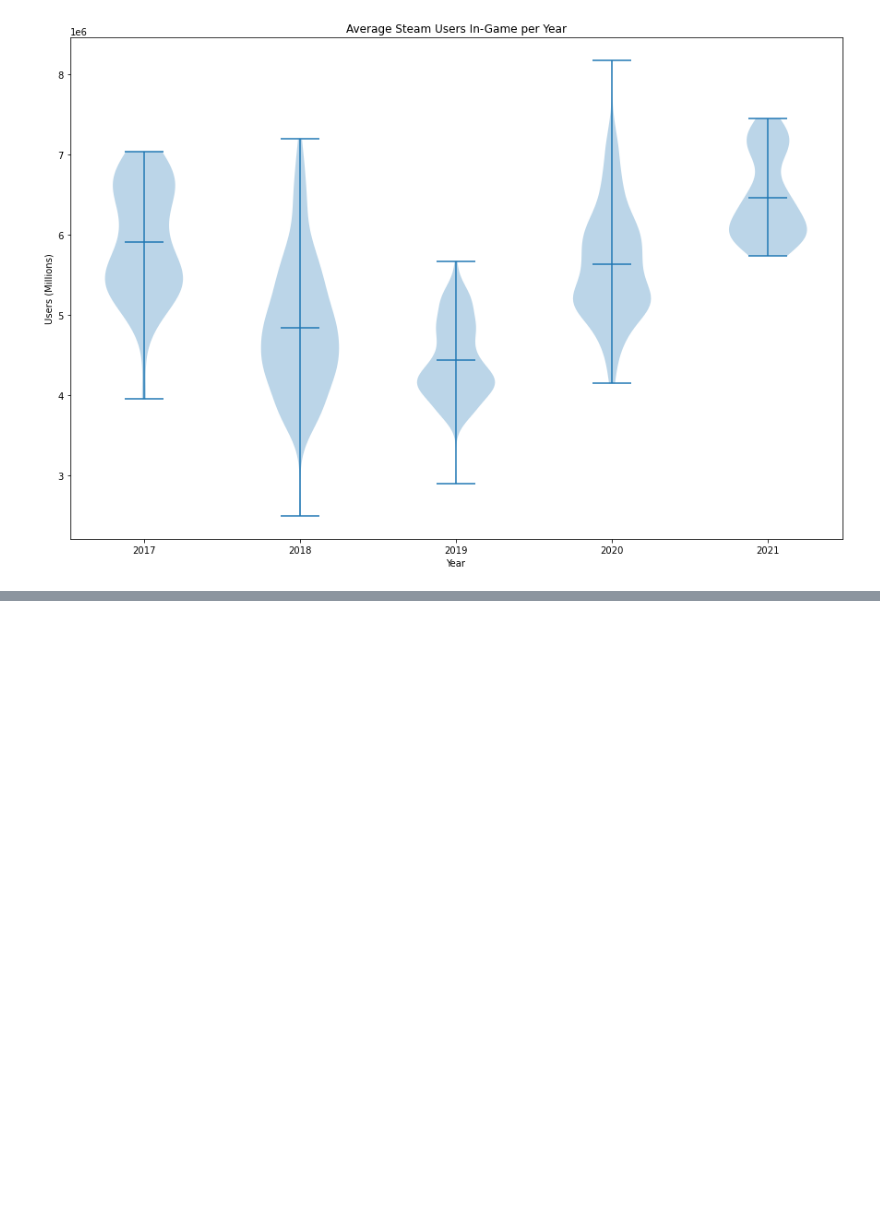
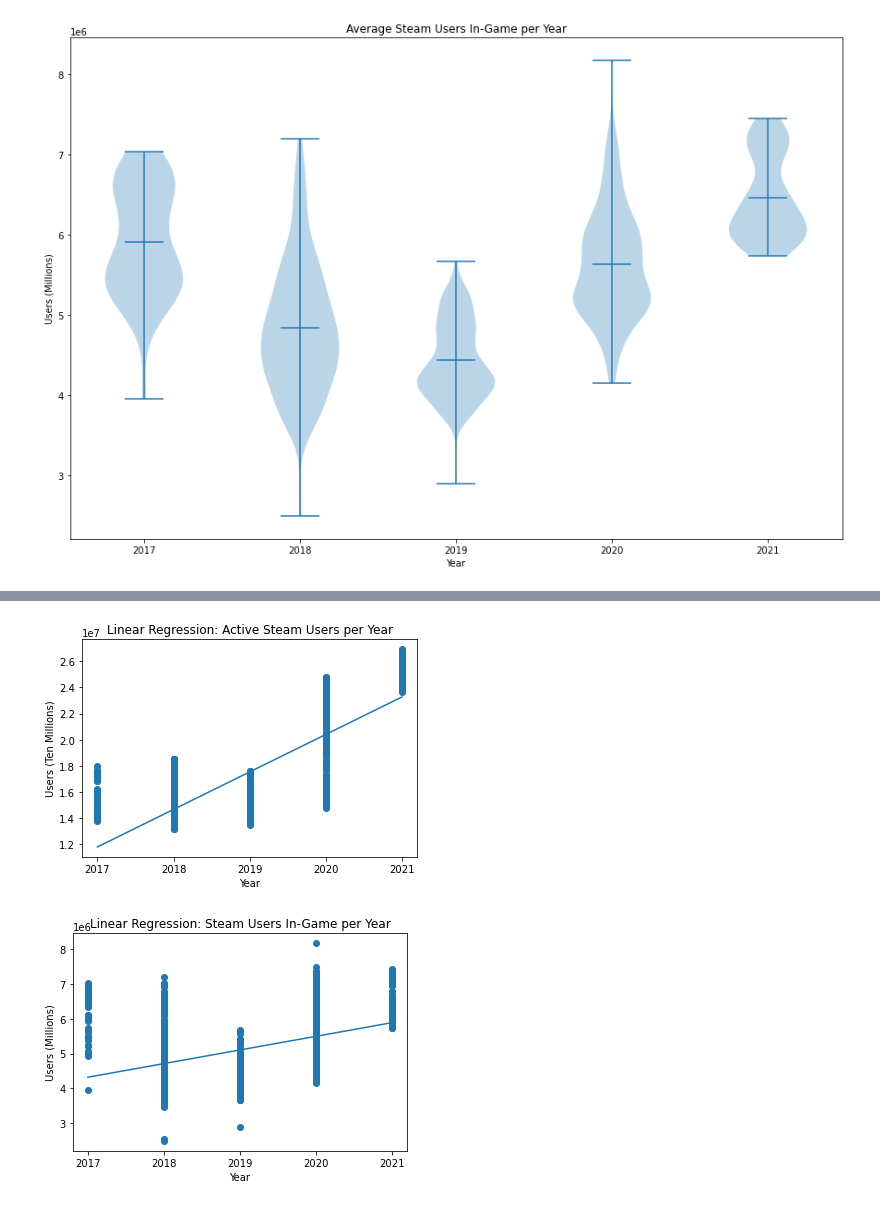
Before and after one commit to codenobacon4u/cmsc320-final-pandemic-gaming, a Jupyter notebook: FinalTutorial.ipynb, the cells around one changed output, grey strips where cells are left out. Cells and saved outputs as stored; diff of their text form; code cells hidden in the pictures; blank space fills up the shorter version.

```diff
--- a/FinalTutorial.ipynb
+++ b/FinalTutorial.ipynb
@@ -455,13 +426,0 @@ plt.show()
-# %%
-model = smf.ols('std_users ~ Year', steam).fit()
-print(model.summary())
-steam['resid_user'] = model.resid
-resi = [steam.loc[steam['Year'] == y]['resid_user'] for y in steam['Year'].unique()]
-plt.violinplot(resi, steam['Year'].unique(), showmeans=True)
-plt.show()
-model = smf.ols('std_ingame ~ Year', steam).fit()
-print(model.summary())
-steam['resid_ig'] = model.resid
-resi = [steam.loc[steam['Year'] == y]['resid_ig'] for y in steam['Year'].unique()]
-plt.violinplot(resi, steam['Year'].unique(), showmeans=True)
-plt.show()
@@ -504,0 +427,41 @@ strong multicollinearity or other numerical problems.
+# %%
+# Organize year data into 1d array for linear regression
+x = np.array(steam['Year'])[:,None]
+# Organize user data into 1d array for linear regression
+y = np.array(steam['Users'])[:,None]
+# Plot user data
+plt.scatter(x, y)
+# Create a linear regression model fit to the year and users
+regr = LinearRegression().fit(x, y)
+# Predict the user values based on the model
+y = regr.predict(x)
+# Plot linear regression
+plt.plot(steam['Year'], y)
+# A fix for the plot wanting to add .5 marks which make no sense in years
+plt.xticks(np.arange(2017, 2022))
+
+plt.title('Linear Regression: Active Steam Users per Year')
+plt.xlabel('Year')
+plt.ylabel('Users (Ten Millions)')
+plt.show()
+
+# Organize in-game data into 1d array for linear regression
+y = np.array(steam['In_Game'])[:,None]
+# Plot in-game data
+plt.scatter(x, y)
+# Create a linear regression model fit to the year and in-game users
+regr = LinearRegression().fit(x, y)
+# Predict the user values based on the model
+y = regr.predict(x)
+# Plot linear regression
+plt.plot(steam['Year'], y)
+# A fix for the plot wanting to add .5 marks which make no sense in years
+plt.xticks(np.arange(2017, 2022))
+
+plt.title('Linear Regression: Steam Users In-Game per Year')
+plt.xlabel('Year')
+plt.ylabel('Users (Millions)')
+plt.show()
+# %% [output]
+[figure, added]
+[figure, added]
```
Also changed, not shown: parts of 20 cells of this notebook, 1 other file.
